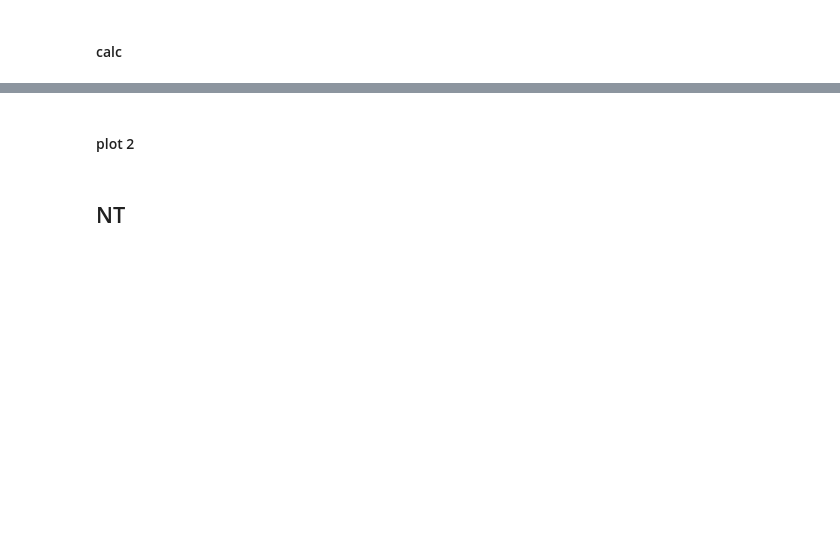
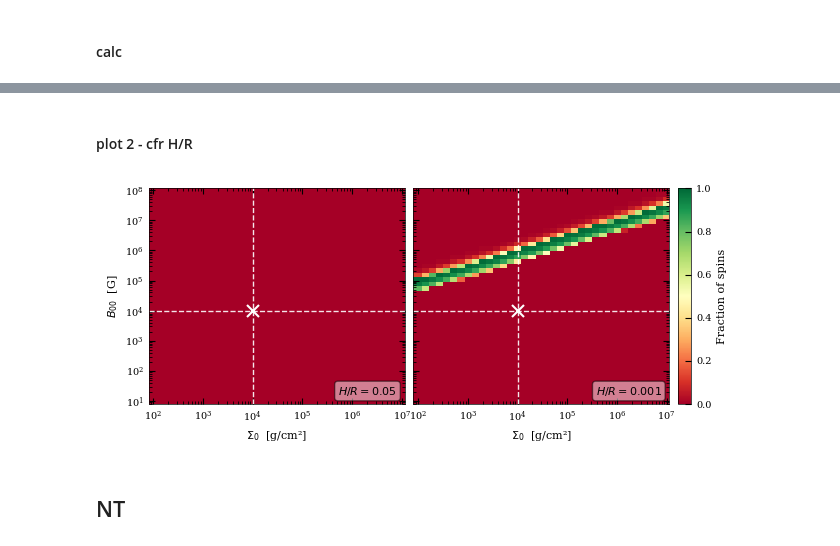
Before and after one commit to mauroghira/iuss_thesis, a Jupyter notebook: AEI_final.ipynb, the cells around one changed output, grey strips where cells are left out. Saved outputs shown, nothing was run; the diff lists cells and outputs as text; code cells hidden in the pictures; blank space fills up the shorter version.

```diff
--- a/AEI_final.ipynb
+++ b/AEI_final.ipynb
@@ -54,8 +54,8 @@ set_style()
 # GLOBAL SETTINGS
 # ═══════════════════════════════════════════════════════════════════════════════
 A_GRID      = np.linspace(-1, 1, 100)   # spin grid
-N_R        = 300   # radial points for full profile (ISCO → OLR)
-N_R_CAV    = 200   # radial points for cavity (ISCO → ILR)
+N_R        = 200   # radial points for full profile (ISCO → OLR)
+N_R_CAV    = 100   # radial points for cavity (ISCO → ILR)
 
 # Reference values for dQ/dr plots (only sign matters, not amplitude)
 B00_REF    = 1e4
@@ -330,5 +350,5 @@ plt.show()
 # %% [markdown]
-#### plot 2
+#### plot 2 - cfr H/R
 # %%
 mm=2
 cfgs_m = [c for c in CONFIGS if c['mm'] == mm]
@@ -378,34 +398,36 @@ for ax, cfg in zip(axes, cfgs_m):
     ax.axhline(B00_REF,   color='white', ls='--', lw=1, alpha=0.9)
     ax.plot(SIGMA0_REF, B00_REF, 'x',
             color='white', ms=8, mew=1.5, zorder=4)
 
     ax.set_xscale('log')
     ax.set_yscale('log')
     ax.set_xlabel(r'$\Sigma_0$  [g/cm²]')
 
     ax.text(0.97, 0.03,
-        rf'$H/r = {hor}$',
+        rf'$H/R = {hor}$',
         transform=ax.transAxes, va='bottom',
         horizontalalignment='right',
         color='black',
         bbox=dict(boxstyle='round', fc='white', alpha=0.5))
 
     # Nascondi le etichette y dei pannelli interni
     if hor == 0.001:
         ax.tick_params(labelleft=False)
         ax.sharey(axes[0])
 
 axes[0].set_ylabel(r'$B_{00}$  [G]')
 
 # Colorbar sull'asse dedicato → non tocca la larghezza dei pannelli
 norm = Normalize(vmin=0, vmax=1)
 cbar = fig.colorbar(ScalarMappable(norm=norm, cmap='RdYlGn'), cax=cax)
 cbar.set_label('Fraction of spins')
 
 plt.tight_layout()
 for ext in ('pdf', 'png'):
     plt.savefig(f'aei_2/wkb_heatmap_comparison.{ext}', bbox_inches='tight', dpi=150)
 plt.show()
+# %% [output]
+[figure, added]
 # %% [markdown]
 ## NT
 # %%
```
Also changed, not shown: parts of 25 cells of this notebook, 23 other files.
